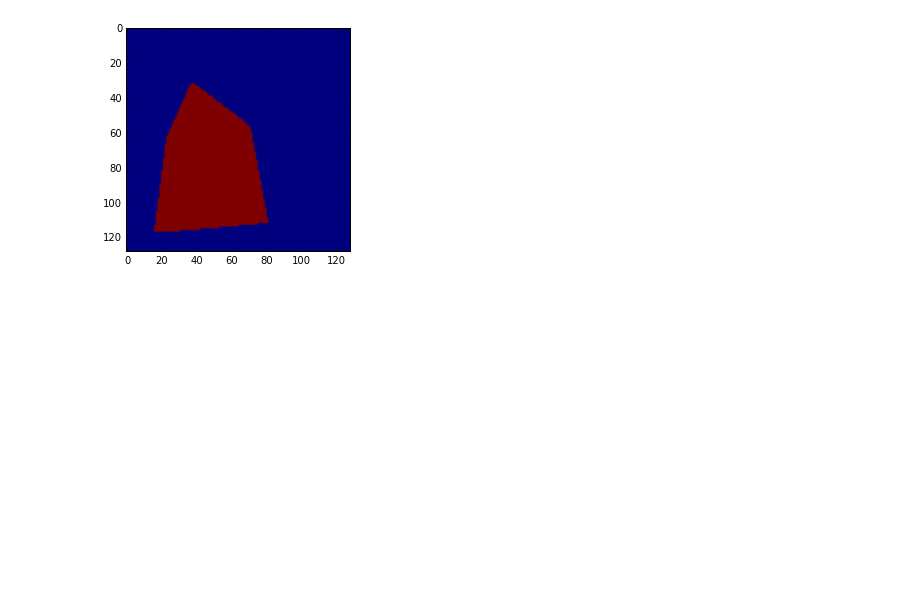
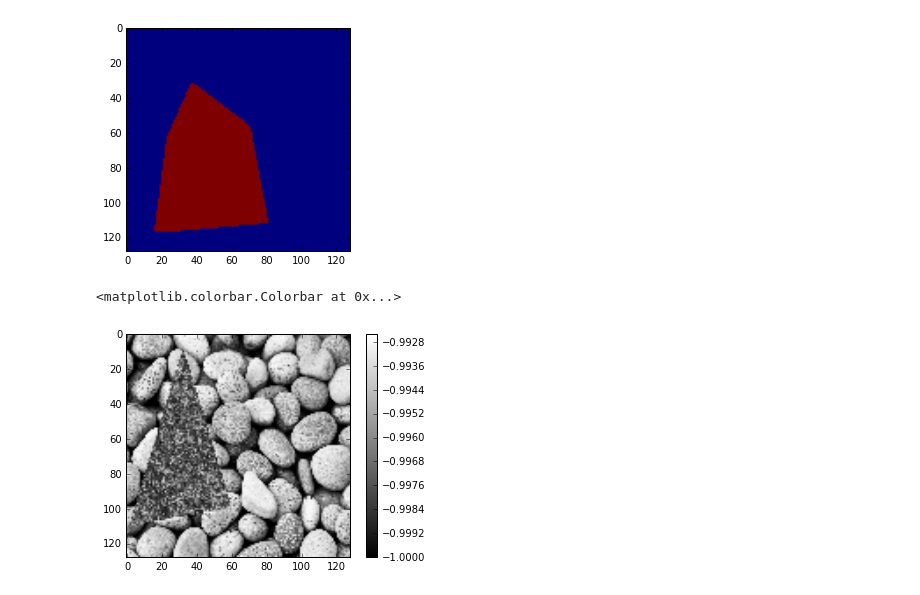
Before and after one commit to andykitchen/nn-detect, a Jupyter notebook: explore-debug-data.ipynb, the cells around one changed output. Cells and saved outputs as stored; diff of their text form; code cells hidden in the pictures; blank space fills up the shorter version.

```diff
--- a/explore-debug-data.ipynb
+++ b/explore-debug-data.ipynb
@@ -26,3 +26,11 @@ plt.imshow(mask[:,:,0]);
 # %% [output]
 [figure]
 [figure]
+# %%
+input_data, label_data = generate_batch()
+# %%
+plt.imshow(input_data[9,:,:,0], cmap=plt.cm.gray)
+plt.colorbar()
+# %% [output]
+<matplotlib.colorbar.Colorbar at 0x...>
+[figure, added]
```
Also changed, not shown: parts of 1 cell of this notebook, 2 other files.
